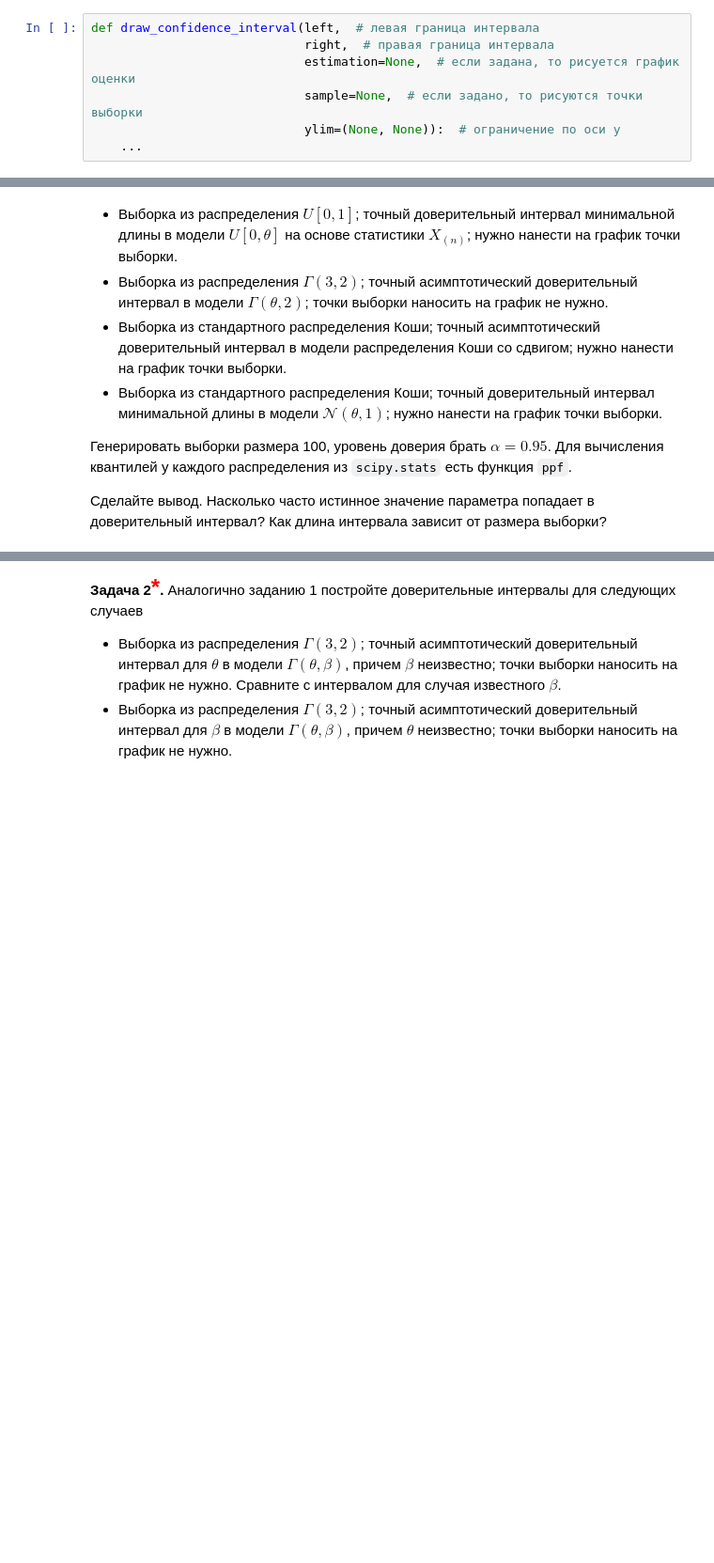
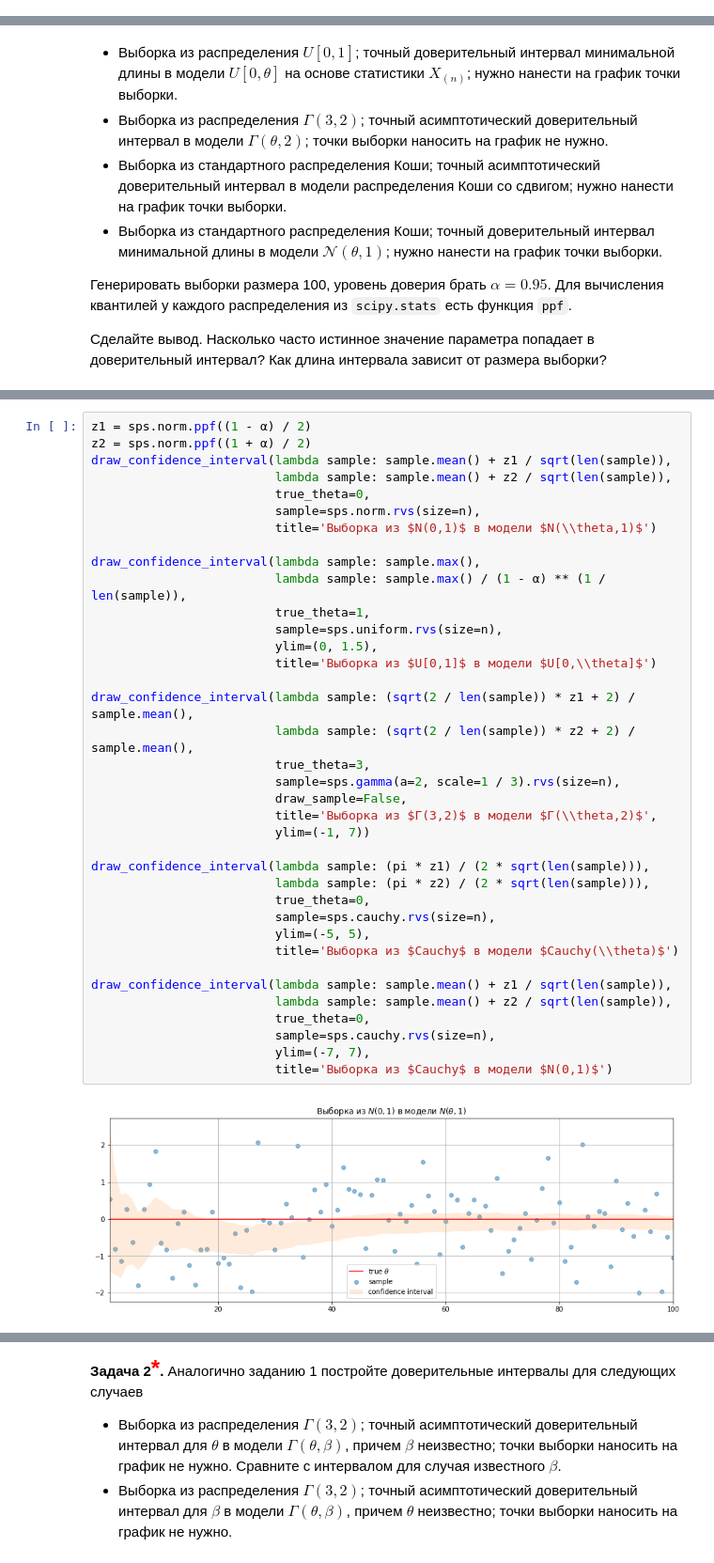
Before and after one commit to heorhii-bolotov/MIPT-Statistics, a Jupyter notebook: 4/4.30.ipynb, the cells around one changed output, grey strips where cells are left out. Shown at 94% size. Saved outputs shown, nothing was run; the diff lists cells and outputs as text; blank space fills up the shorter version.

```diff
--- a/4/4.30.ipynb
+++ b/4/4.30.ipynb
@@ -36,10 +39,3 @@ import matplotlib.pyplot as plt
 ### 1. Доверительные интервалы
 # %% [markdown]
 **Задача 1.** В этой задаче нужно визуализировать доверительные интервалы для выборок из различных распределений. Чтобы не плодить код, напишите следующую функцию. Пример построения есть в ячейке №22 ноутбука `python_6`.
-# %%
-def draw_confidence_interval(left,  # левая граница интервала
-                             right,  # правая граница интервала
-                             estimation=None,  # если задана, то рисуется график оценки
-                             sample=None,  # если задано, то рисуются точки выборки
-                             ylim=(None, None)):  # ограничение по оси y
-    ...
@@ -57,0 +97,39 @@ def draw_confidence_interval(left,  # левая граница интервал
+# %%
+z1 = sps.norm.ppf((1 - α) / 2)
+z2 = sps.norm.ppf((1 + α) / 2)
+draw_confidence_interval(lambda sample: sample.mean() + z1 / sqrt(len(sample)),
+                         lambda sample: sample.mean() + z2 / sqrt(len(sample)),
+                         true_theta=0,
+                         sample=sps.norm.rvs(size=n),
+                         title='Выборка из $N(0,1)$ в модели $N(\\theta,1)$')
+
+draw_confidence_interval(lambda sample: sample.max(),
+                         lambda sample: sample.max() / (1 - α) ** (1 / len(sample)),
+                         true_theta=1,
+                         sample=sps.uniform.rvs(size=n),
+                         ylim=(0, 1.5),
+                         title='Выборка из $U[0,1]$ в модели $U[0,\\theta]$')
+
+draw_confidence_interval(lambda sample: (sqrt(2 / len(sample)) * z1 + 2) / sample.mean(),
+                         lambda sample: (sqrt(2 / len(sample)) * z2 + 2) / sample.mean(),
+                         true_theta=3,
+                         sample=sps.gamma(a=2, scale=1 / 3).rvs(size=n),
+                         draw_sample=False,
+                         title='Выборка из $Г(3,2)$ в модели $Г(\\theta,2)$',
+                         ylim=(-1, 7))
+
+draw_confidence_interval(lambda sample: (pi * z1) / (2 * sqrt(len(sample))),
+                         lambda sample: (pi * z2) / (2 * sqrt(len(sample))),
+                         true_theta=0,
+                         sample=sps.cauchy.rvs(size=n),
+                         ylim=(-5, 5),
+                         title='Выборка из $Cauchy$ в модели $Cauchy(\\theta)$')
+
+draw_confidence_interval(lambda sample: sample.mean() + z1 / sqrt(len(sample)),
+                         lambda sample: sample.mean() + z2 / sqrt(len(sample)),
+                         true_theta=0,
+                         sample=sps.cauchy.rvs(size=n),
+                         ylim=(-7, 7),
+                         title='Выборка из $Cauchy$ в модели $N(0,1)$')
+# %% [output]
+[figure, added]
```
Also changed, not shown: parts of 11 cells of this notebook.
